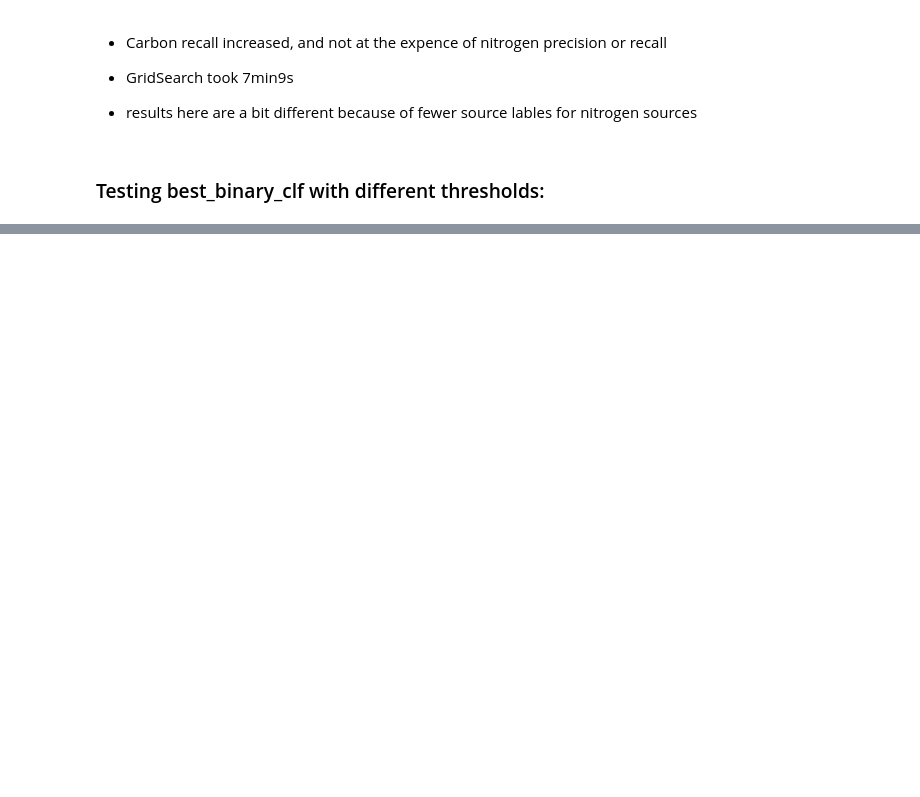
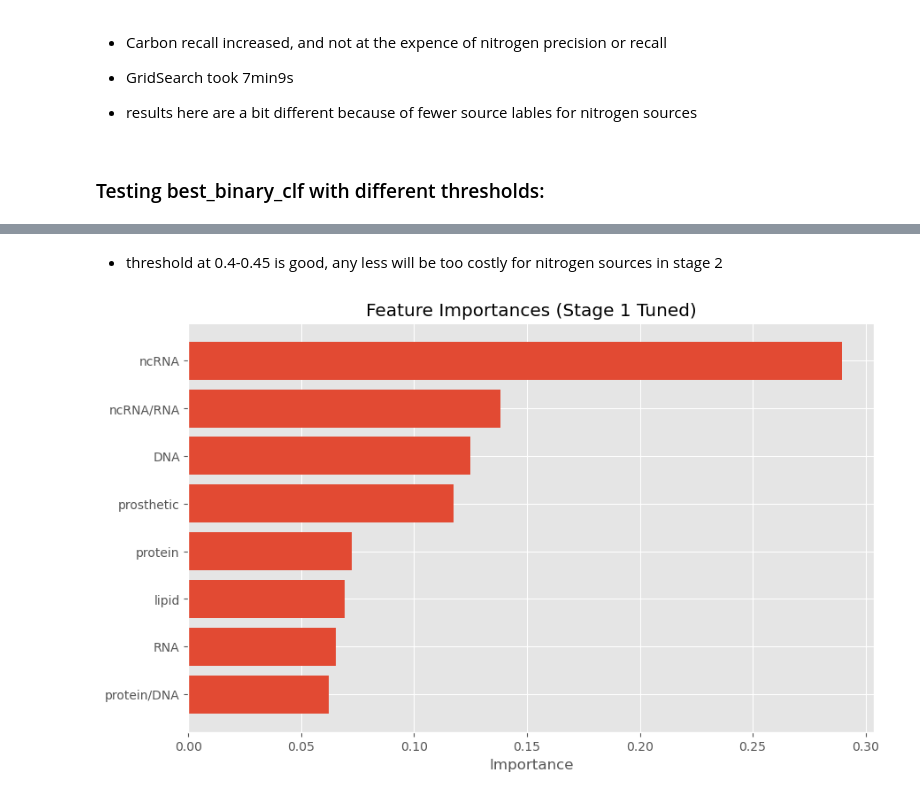
Before and after one commit to celasa/biomass_thesis, a Jupyter notebook: notebooks/06_tuning.ipynb, the cells around one changed output, grey strips where cells are left out. Cells and saved outputs as stored; diff of their text form; code cells hidden in the pictures; blank space fills up the shorter version.

```diff
--- a/notebooks/06_tuning.ipynb
+++ b/notebooks/06_tuning.ipynb
@@ -564,0 +671,22 @@ weighted avg       0.70      0.79      0.73       388
+# %% [markdown]
+* threshold at 0.4-0.45 is good, any less will be too costly for nitrogen sources in stage 2
+# %%
+importances = best_binary_clf.feature_importances_
+
+features = X_train.columns.tolist()
+feature_names = [col.split('_')[0] for col in features]
+# Create DataFrame
+feat_imp = pd.DataFrame({
+    "feature": feature_names,
+    "importance": importances
+}).sort_values(by="importance", ascending=False)
+
+# Plot
+plt.figure(figsize=(10, 6))
+plt.barh(feat_imp["feature"], feat_imp["importance"])
+plt.gca().invert_yaxis()
+plt.title("Feature Importances (Stage 1 Tuned)")
+plt.xlabel("Importance")
+plt.show()
+# %% [output]
+[figure, added]
```
Also changed, not shown: parts of 63 cells of this notebook, 6 other files.
